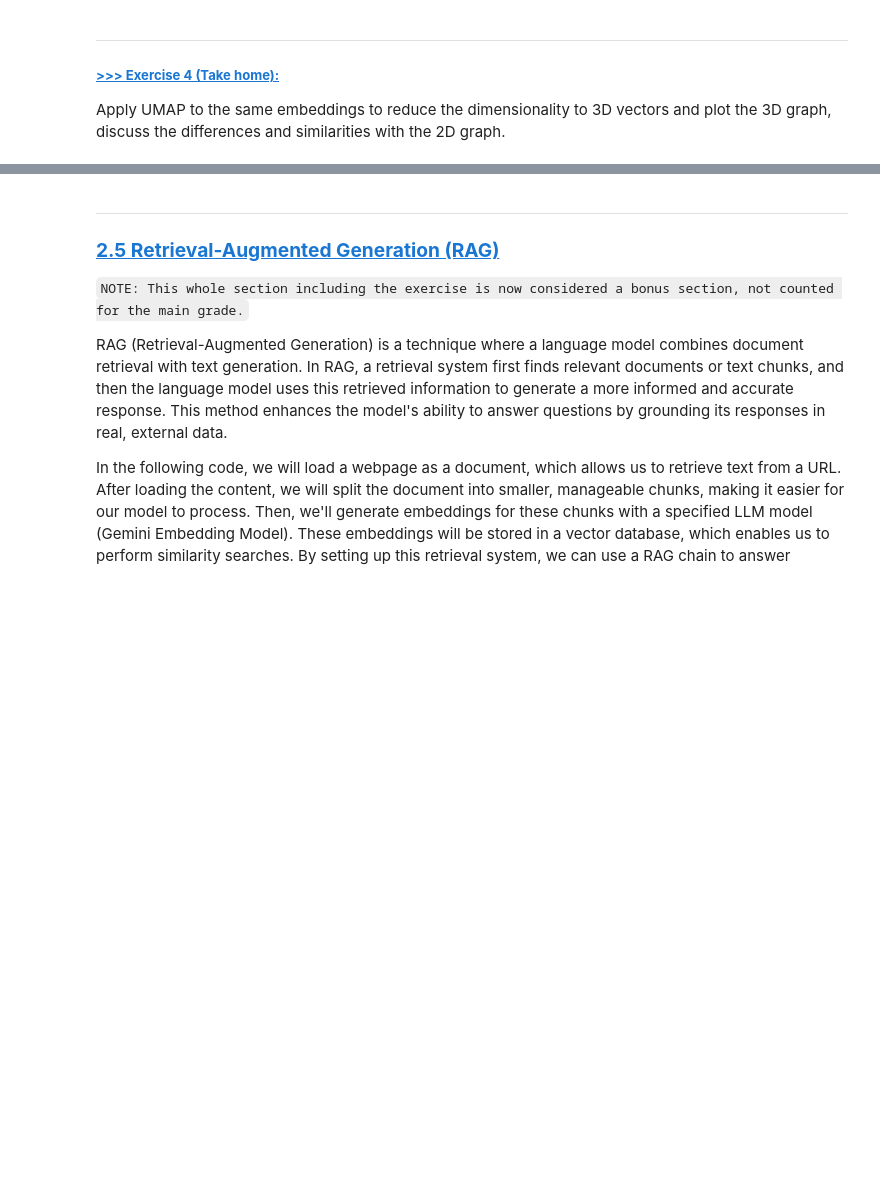
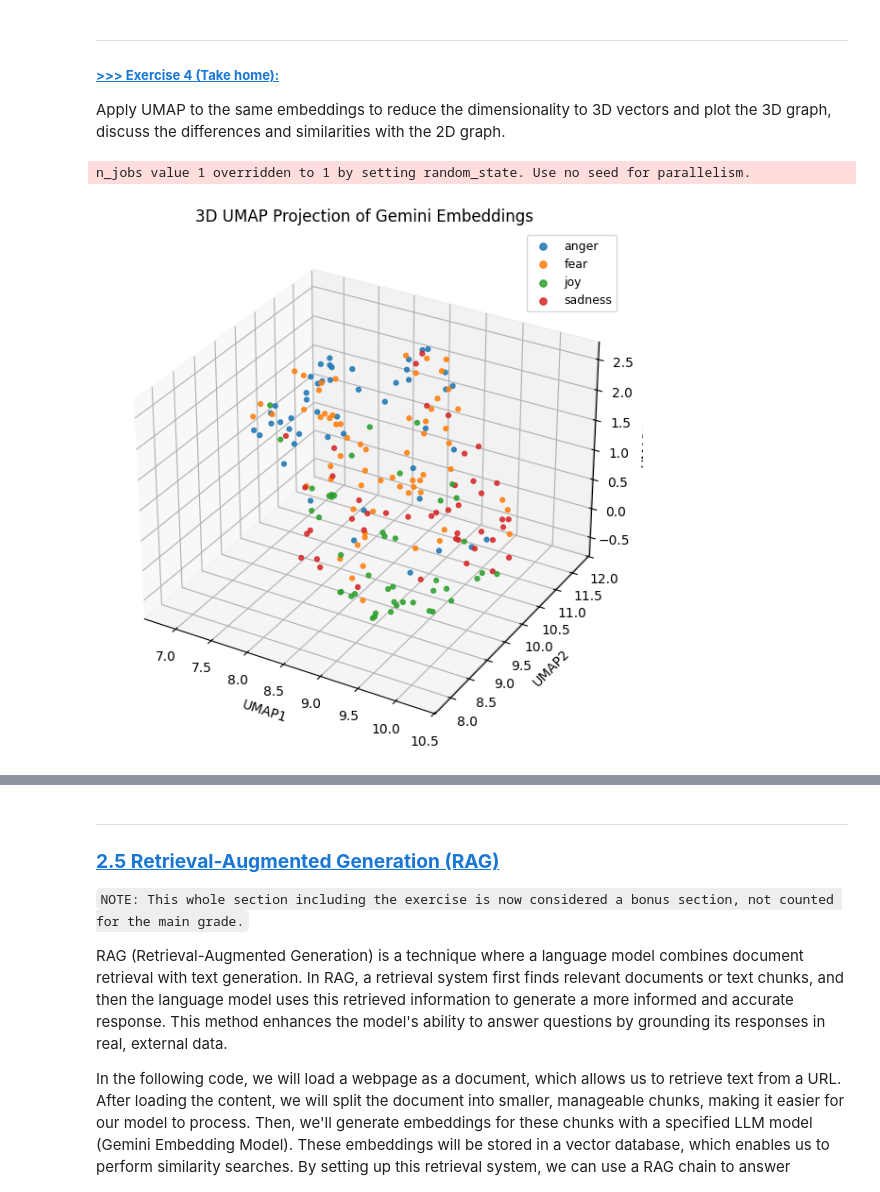
Before and after one commit to THH1118/DM2025-Lab2-Exercise, a Jupyter notebook: DM2025-Lab2-Master-Phase_2_Main.ipynb, the cells around one changed output, grey strips where cells are left out. Saved outputs shown, nothing was run; the diff lists cells and outputs as text; code cells hidden in the pictures; blank space fills up the shorter version.

```diff
--- a/DM2025-Lab2-Master-Phase_2_Main.ipynb
+++ b/DM2025-Lab2-Master-Phase_2_Main.ipynb
@@ -1187,0 +1443,48 @@ Apply UMAP to the same embeddings to reduce the dimensionality to 3D vectors and
+# %%
+# =============== Exercise 4 ===============
+# Apply UMAP to the same embeddings to reduce the dimensionality to 3D vectors
+# and plot the 3D graph.
+
+import pandas as pd
+import numpy as np
+import umap
+import matplotlib.pyplot as plt
+from sklearn.decomposition import PCA
+
+# 1. 載入先前 embeddings
+train_df_new = pd.read_pickle("./data/train_df_sample_embeddings.pkl")
+test_df_new = pd.read_pickle("./data/test_df_sample_embeddings.pkl")
+
+combined_df = pd.concat([train_df_new, test_df_new], ignore_index=True)
+X_embeddings = np.array(combined_df['embeddings_values'].tolist())
+y_labels = combined_df['emotion'].values
+
+# 2. 先做 PCA 再做 UMAP (增加穩定度)
+pca = PCA(n_components=50, random_state=42)
+X50 = pca.fit_transform(X_embeddings)
+
+# 3. 3D 降維
+reducer_3d = umap.UMAP(n_components=3, metric='cosine', random_state=42, n_neighbors=30, min_dist=0.1)
+X_umap_3d = reducer_3d.fit_transform(X50)
+
+# 4. 視覺化
+from mpl_toolkits.mplot3d import Axes3D
+
+fig = plt.figure(figsize=(8, 6))
+ax = fig.add_subplot(111, projection='3d')
+
+for lbl in np.unique(y_labels):
+    idx = (y_labels == lbl)
+    ax.scatter(X_umap_3d[idx, 0], X_umap_3d[idx, 1], X_umap_3d[idx, 2],
+               s=12, alpha=0.85, label=lbl)
+
+ax.set_xlabel("UMAP1")
+ax.set_ylabel("UMAP2")
+ax.set_zlabel("UMAP3")
+ax.set_title("3D UMAP Projection of Gemini Embeddings")
+ax.legend(markerscale=1.5, fontsize=9)
+plt.tight_layout()
+plt.show()
+# %% [output]
+n_jobs value 1 overridden to 1 by setting random_state. Use no seed for parallelism.
+[figure, added]
```
Also changed, not shown: parts of 20 cells of this notebook.
